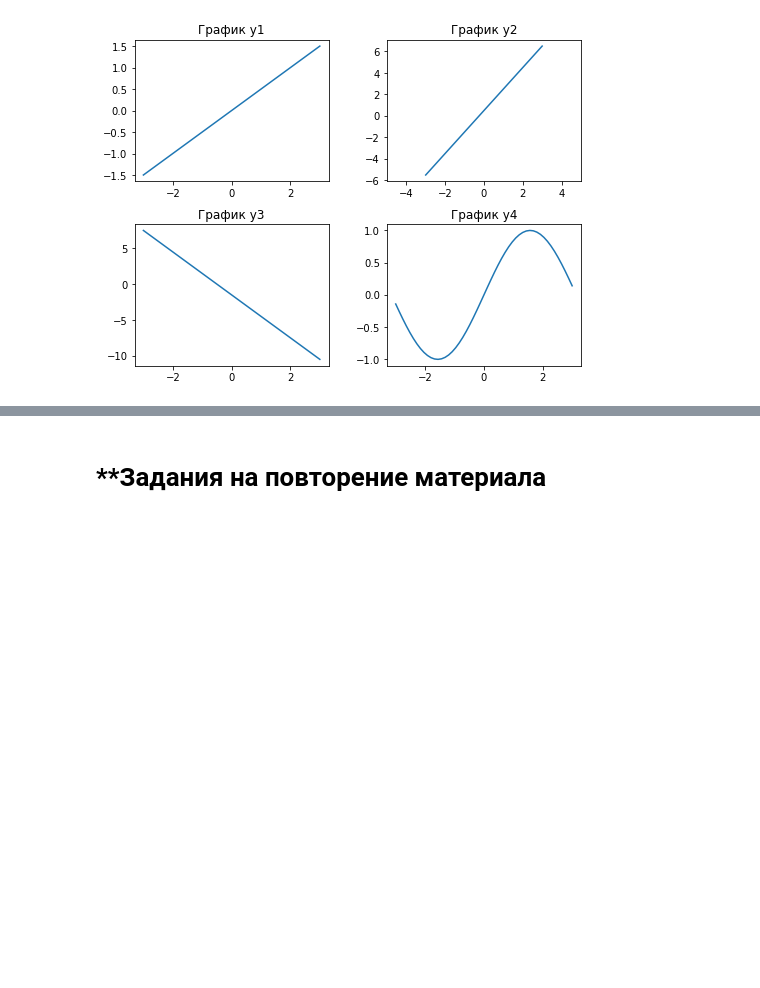
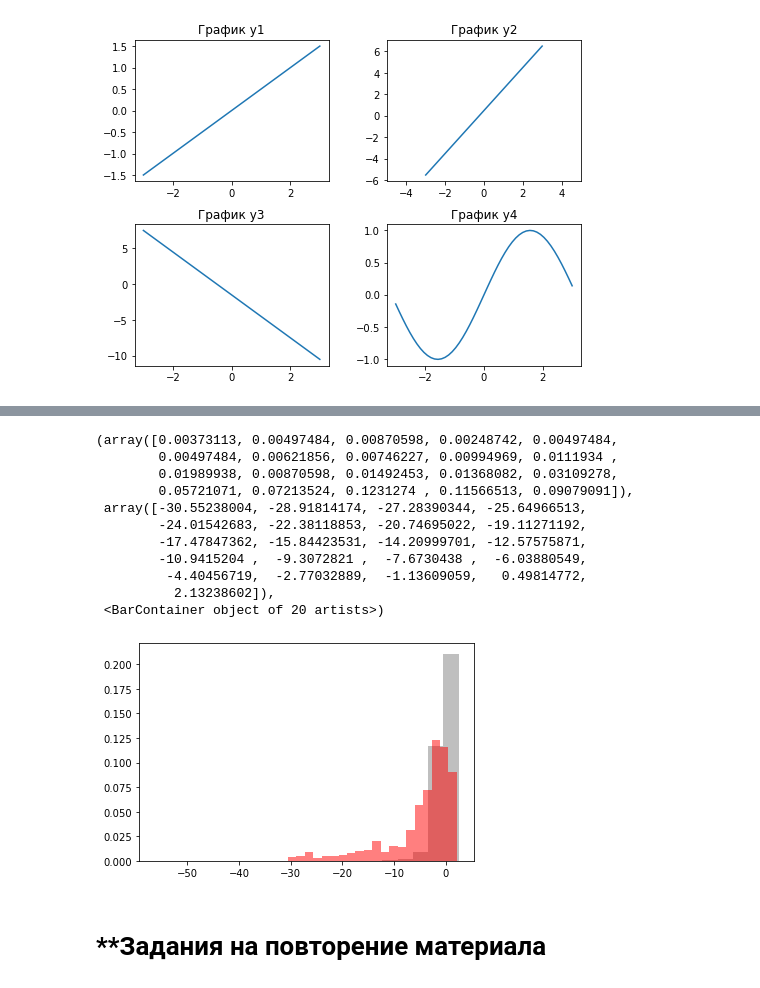
Before and after one commit to Radvall/Python_for_DS, a Jupyter notebook: lesson_3/Matplotlib.ipynb, the cells around one changed output, grey strips where cells are left out. Saved outputs shown, nothing was run; the diff lists cells and outputs as text; code cells hidden in the pictures; blank space fills up the shorter version.

```diff
--- a/lesson_3/Matplotlib.ipynb
+++ b/lesson_3/Matplotlib.ipynb
@@ -97,3 +117,22 @@ Text(0.5, 1.0, 'График y4')
+# %%
+class0 = df.loc[df['Class'] == 0, ['V1']]
+class1 = df.loc[df['Class'] == 1, ['V1']]
+
+plt.hist(class0["V1"],bins=20, density=True, alpha=0.5, label='Class 0', color='grey')
+plt.hist(class1["V1"],bins=20, density=True, alpha=0.5, label='Class 1', color='red')
+# %% [output]
+(array([0.00373113, 0.00497484, 0.00870598, 0.00248742, 0.00497484,
+        0.00497484, 0.00621856, 0.00746227, 0.00994969, 0.0111934 ,
+        0.01989938, 0.00870598, 0.01492453, 0.01368082, 0.03109278,
+        0.05721071, 0.07213524, 0.1231274 , 0.11566513, 0.09079091]),
+ array([-30.55238004, -28.91814174, -27.28390344, -25.64966513,
+        -24.01542683, -22.38118853, -20.74695022, -19.11271192,
+        -17.47847362, -15.84423531, -14.20999701, -12.57575871,
+        -10.9415204 ,  -9.3072821 ,  -7.6730438 ,  -6.03880549,
+         -4.40456719,  -2.77032889,  -1.13609059,   0.49814772,
+          2.13238602]),
+ <BarContainer object of 20 artists>)
+[figure, added]
 # %% [markdown]
 # **Задания на повторение материала
 # %% [markdown]
```
Also changed, not shown: parts of 7 cells of this notebook.
